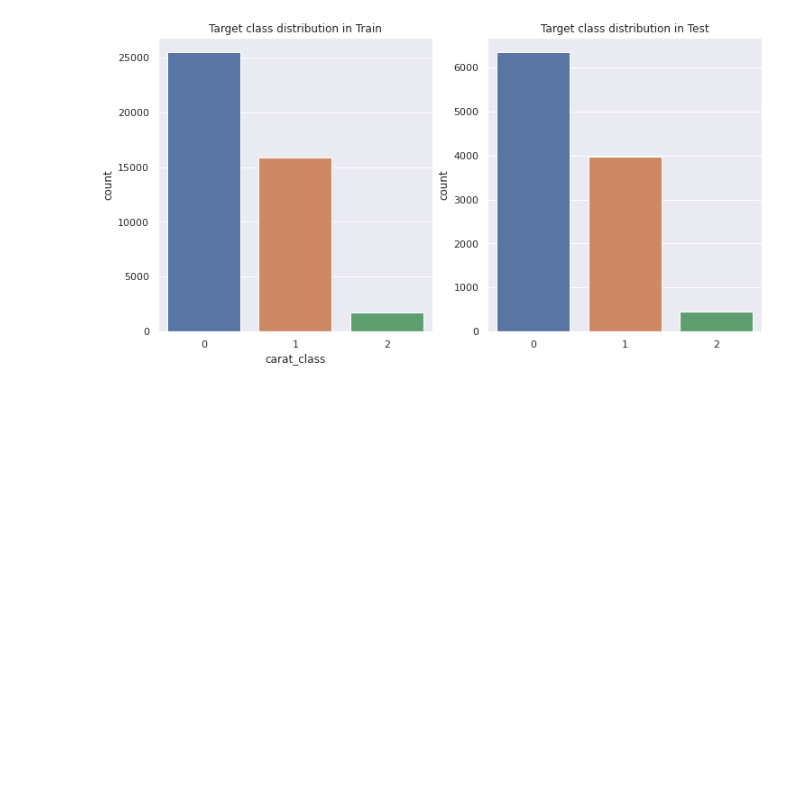
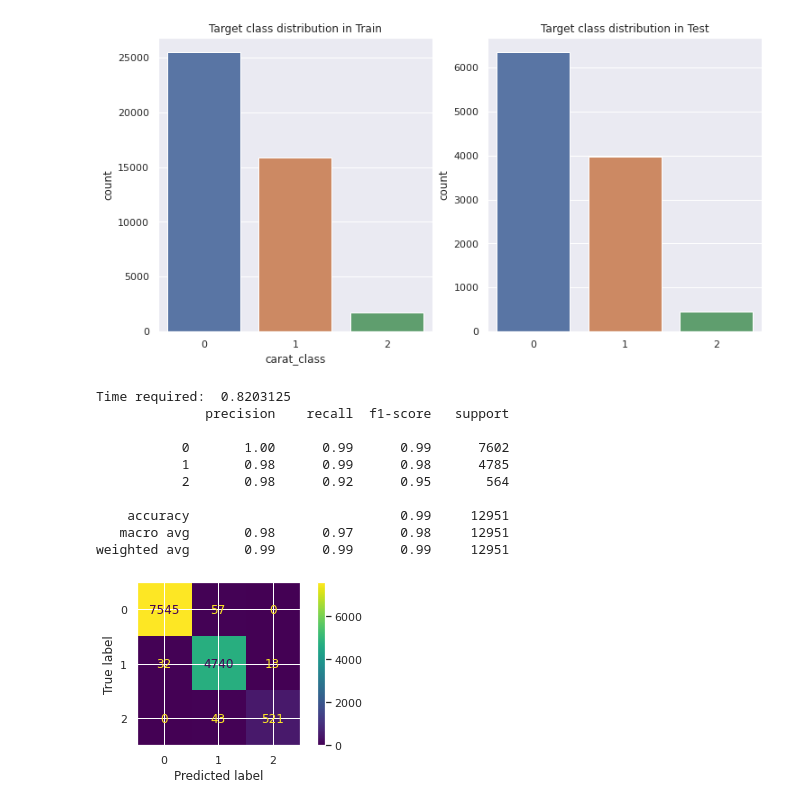
Before and after one commit to mattecora/DiamondClassifier, a Jupyter notebook: sagemaker/BaseModels.ipynb, the cells around one changed output. Saved outputs shown, nothing was run; the diff lists cells and outputs as text; code cells hidden in the pictures; blank space fills up the shorter version.

Commit message:
Fixed BaseModels

```diff
--- a/sagemaker/BaseModels.ipynb
+++ b/sagemaker/BaseModels.ipynb
@@ -84,12 +88,3 @@ Prep_test dataset has: 10770 rows and 10 columns
 | 2 | 0 | 1 | 5 | 4 | 59.799569 | 60.300733 | 651.357414 | 5.350743 | 4.352193 | 2.667488 |
 | 3 | 0 | 3 | 1 | 3 | 62.110048 | 57.770527 | 651.357414 | 5.350743 | 4.352193 | 2.667488 |
 | 4 | 0 | 1 | 0 | 1 | 63.367713 | 58.202601 | 651.357414 | 5.350743 | 4.352193 | 2.899670 |
-# %%
-custom_transf = CustomTransformer()
-new_train = custom_transf.transform(prep_train)
-
-sns.set(rc={'figure.figsize':(10,8)})
-fig, ax = plt.subplots(1, 1)
-sns.heatmap(new_train.corr(), vmin = -1, vmax= 1 , annot = True)
-#plt.savefig("images/trainingCorr.png")
-plt.show()
@@ -111,7 +114,4 @@ classifiers = [LogisticRegression(random_state = seed), GaussianNB(),
               ]
 
 clf_names = ['Logistic Regression', 'Naive Bayes', 'Decision tree', 'SGD', 'KNN Classifier',
-             'SVM linear', 'SVM rdf']
-
-sampling_techs = [EditedNearestNeighbours(), RandomOverSampler(), SMOTE(random_state=seed)]
-sampling_names = ['ENN-Undersample', 'ROS-Oversample','SMOTE']
+             'SVM linear', 'SVM rbf']
@@ -465,3 +476,29 @@ sns.countplot(x= pred , ax = ax[1]).set_title("Target class distribution in Test
 plt.show()
 # %% [output]
 [figure]
+# %%
+samp = EditedNearestNeighbours(n_neighbors = 3)
+clf = SGDClassifier(random_state = seed, alpha = 0.0001)
+
+t0 = time.time()
+model = make_pipeline(custom_transf,std_scale, pca, clf)
+model.fit(sample_train, label_train)
+pred = model.predict(sample_val)
+t1 = time.time()
+print('Time required: ',t1-t0)
+print(classification_report(label_val,pred))
+sns.set(rc={'figure.figsize':(6,3)})
+plot_confusion_matrix(model, sample_val, label_val)
+plt.show()
+# %% [output]
+Time required:  0.8203125
+              precision    recall  f1-score   support
+
+           0       1.00      0.99      0.99      7602
+           1       0.98      0.99      0.98      4785
+           2       0.98      0.92      0.95       564
+
+    accuracy                           0.99     12951
+   macro avg       0.98      0.97      0.98     12951
+weighted avg       0.99      0.99      0.99     12951
+[figure, added]
```
Also changed, not shown: parts of 11 cells of this notebook.
